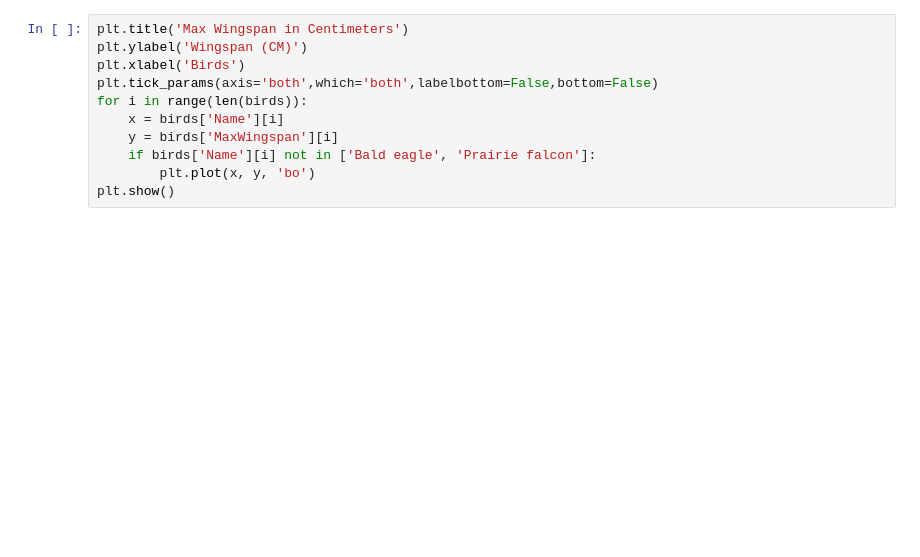
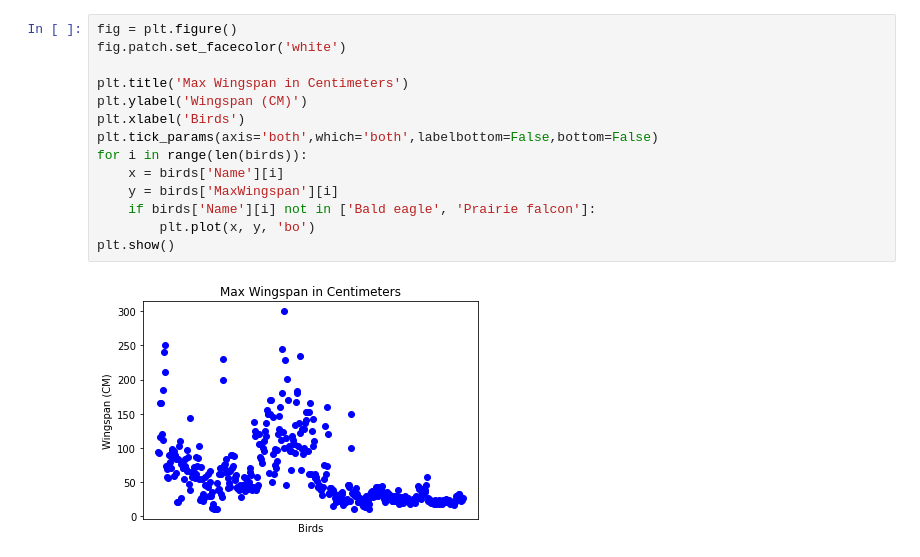
Before and after one commit to flegaspi700/my-projects, a Jupyter notebook: Azure/Data Science/008-Lets learn about birds.ipynb, the cells around one changed output. Drawn from its saved outputs; the diff is of its cells as text; blank space fills up the shorter version.

```diff
--- a/Azure/Data Science/008-Lets learn about birds.ipynb
+++ b/Azure/Data Science/008-Lets learn about birds.ipynb
@@ -34,12 +57,17 @@ plt.show()
 # %%
+fig = plt.figure()
+fig.patch.set_facecolor('white')
+
 plt.title('Max Wingspan in Centimeters')
 plt.ylabel('Wingspan (CM)')
 plt.xlabel('Birds')
 plt.tick_params(axis='both',which='both',labelbottom=False,bottom=False)
 for i in range(len(birds)):
     x = birds['Name'][i]
     y = birds['MaxWingspan'][i]
     if birds['Name'][i] not in ['Bald eagle', 'Prairie falcon']:
         plt.plot(x, y, 'bo')
 plt.show()
+# %% [output]
+[figure, added]
 # %%
```
Also changed, not shown: parts of 8 cells of this notebook, 1 other file.
